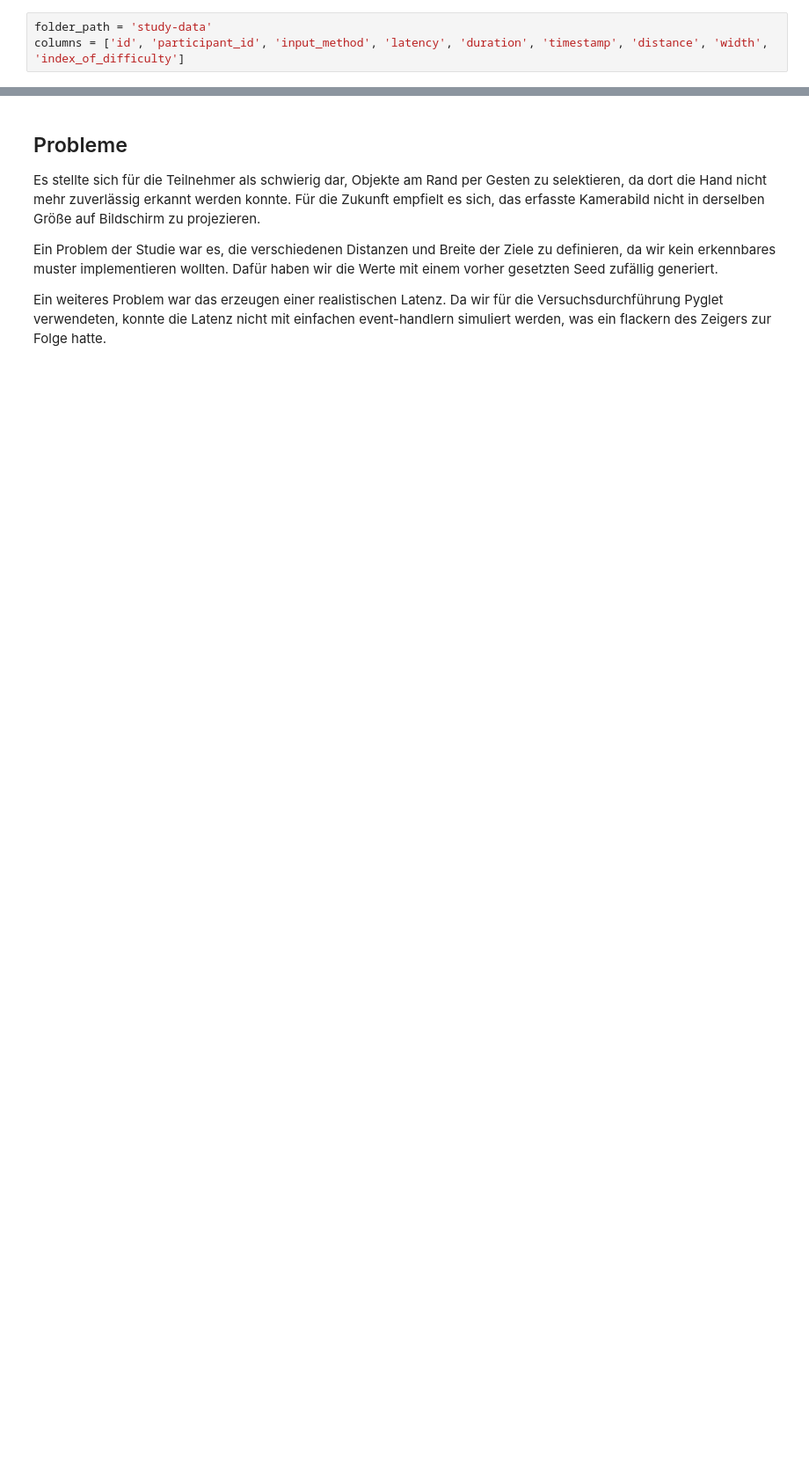
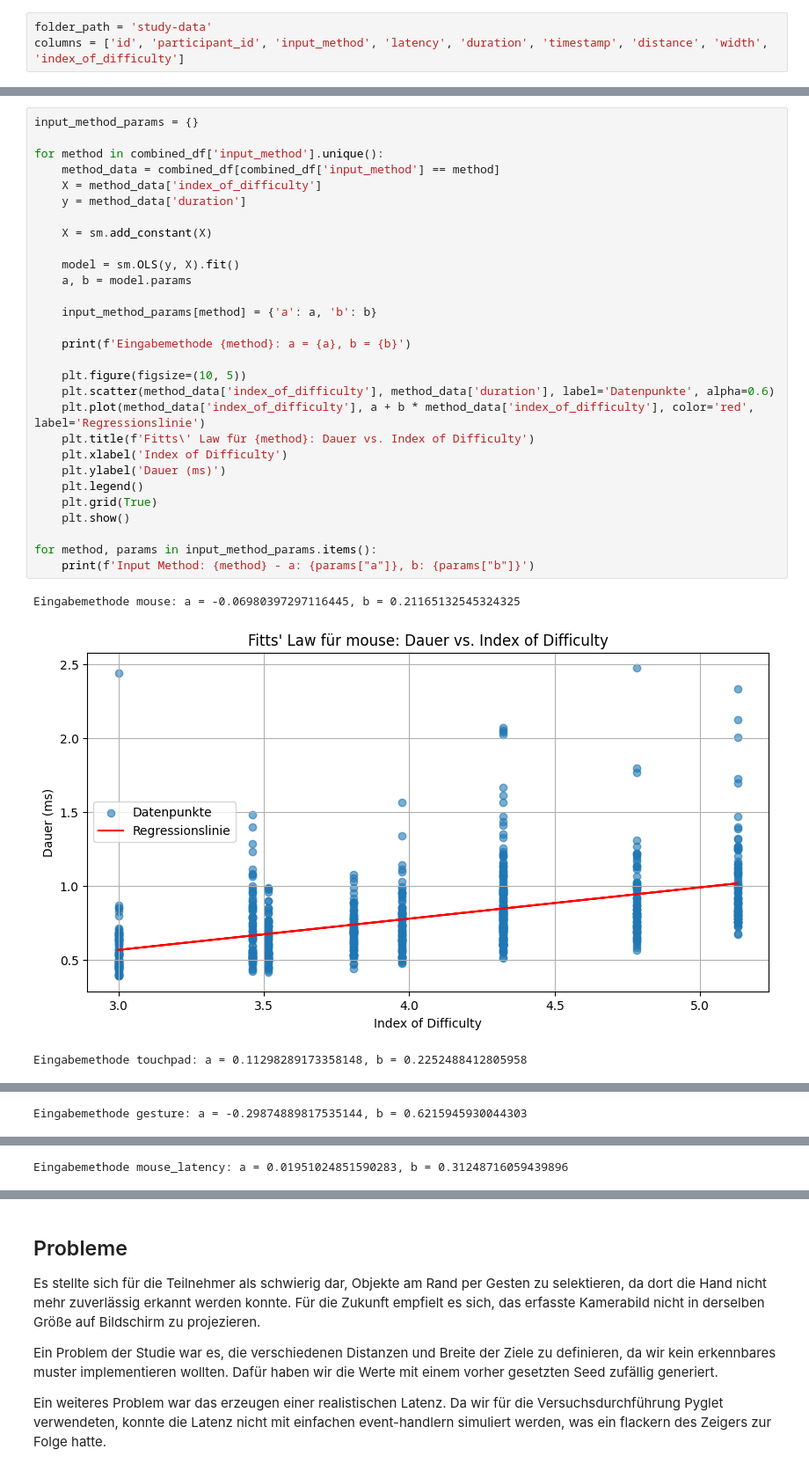
Before and after one commit to ITT-24/assignment-07-pointing-die-anderen, a Jupyter notebook: study.ipynb, the cells around one changed output, grey strips where cells are left out. Shown: that part at 88% size. Saved outputs shown, nothing was run; the diff lists cells and outputs as text; blank space fills up the shorter version.

```diff
--- a/study.ipynb
+++ b/study.ipynb
@@ -76,0 +119,33 @@ combined_df
+# %%
+input_method_params = {}
+
+for method in combined_df['input_method'].unique():
+    method_data = combined_df[combined_df['input_method'] == method]
+    X = method_data['index_of_difficulty']
+    y = method_data['duration']
+
+    X = sm.add_constant(X)
+
+    model = sm.OLS(y, X).fit()
+    a, b = model.params
+
+    input_method_params[method] = {'a': a, 'b': b}
+
+    print(f'Eingabemethode {method}: a = {a}, b = {b}')
+
+    plt.figure(figsize=(10, 5))
+    plt.scatter(method_data['index_of_difficulty'], method_data['duration'], label='Datenpunkte', alpha=0.6)
+    plt.plot(method_data['index_of_difficulty'], a + b * method_data['index_of_difficulty'], color='red', label='Regressionslinie')
+    plt.title(f'Fitts\' Law für {method}: Dauer vs. Index of Difficulty')
+    plt.xlabel('Index of Difficulty')
+    plt.ylabel('Dauer (ms)')
+    plt.legend()
+    plt.grid(True)
+    plt.show()
+
+for method, params in input_method_params.items():
+    print(f'Input Method: {method} - a: {params["a"]}, b: {params["b"]}')
+# %% [output]
+Eingabemethode mouse: a = -0.06980397297116445, b = 0.21165132545324325
+[figure, added]
+Eingabemethode touchpad: a = 0.11298289173358148, b = 0.2252488412805958
@@ -76,0 +153 @@ combined_df
+Eingabemethode gesture: a = -0.29874889817535144, b = 0.6215945930044303
@@ -76,0 +155 @@ combined_df
+Eingabemethode mouse_latency: a = 0.01951024851590283, b = 0.31248716059439896
```
Also changed, not shown: parts of 9 cells of this notebook.
